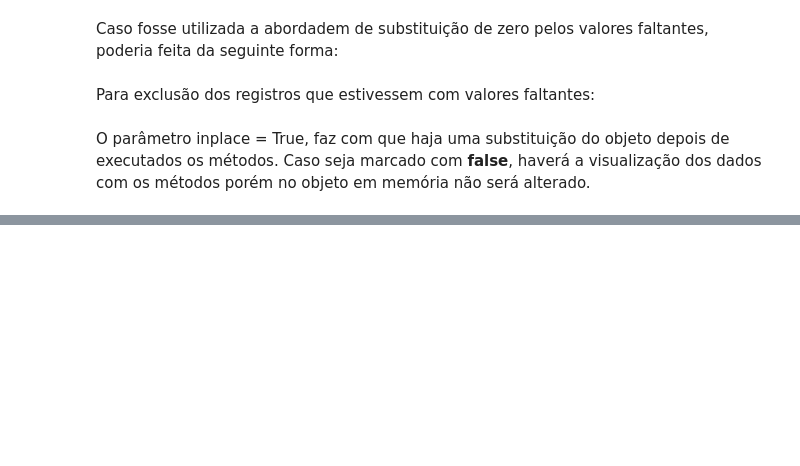
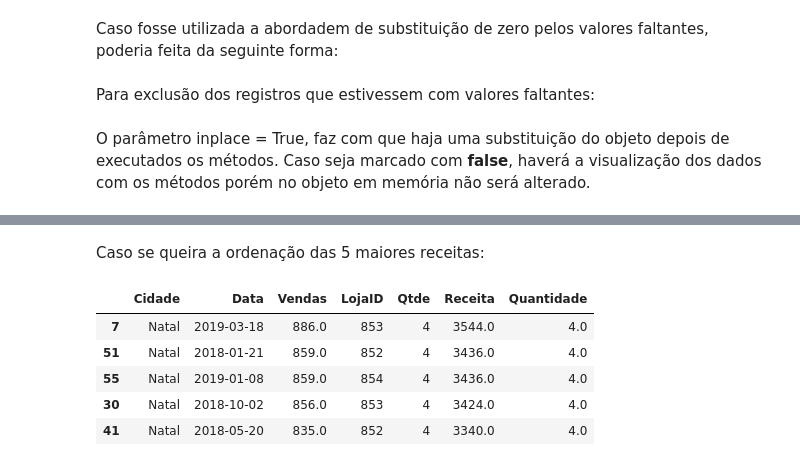
Before and after one commit to alexsandro-matias/lab_dio, a Jupyter notebook: aula04_Trabalhando_arquivos_Excel.ipynb, the cells around one changed output, grey strips where cells are left out. Drawn from its saved outputs; the diff is of its cells as text; code cells hidden in the pictures; blank space fills up the shorter version.

```diff
--- a/aula04_Trabalhando_arquivos_Excel.ipynb
+++ b/aula04_Trabalhando_arquivos_Excel.ipynb
@@ -105,0 +192,11 @@ df.dropna(inplace=True)
+# %% [markdown]
+Caso se queira a ordenação das 5 maiores receitas:
+# %%
+df.sort_values("Receita" , ascending=False).head(5)
+# %% [output]
+|  | Cidade | Data | Vendas | LojaID | Qtde | Receita | Quantidade |
+| 7 | Natal | 2019-03-18 | 886.0 | 853 | 4 | 3544.0 | 4.0 |
+| 51 | Natal | 2018-01-21 | 859.0 | 852 | 4 | 3436.0 | 4.0 |
+| 55 | Natal | 2019-01-08 | 859.0 | 854 | 4 | 3436.0 | 4.0 |
+| 30 | Natal | 2018-10-02 | 856.0 | 853 | 4 | 3424.0 | 4.0 |
+| 41 | Natal | 2018-05-20 | 835.0 | 852 | 4 | 3340.0 | 4.0 |
```
Also changed, not shown: parts of 26 cells of this notebook.
